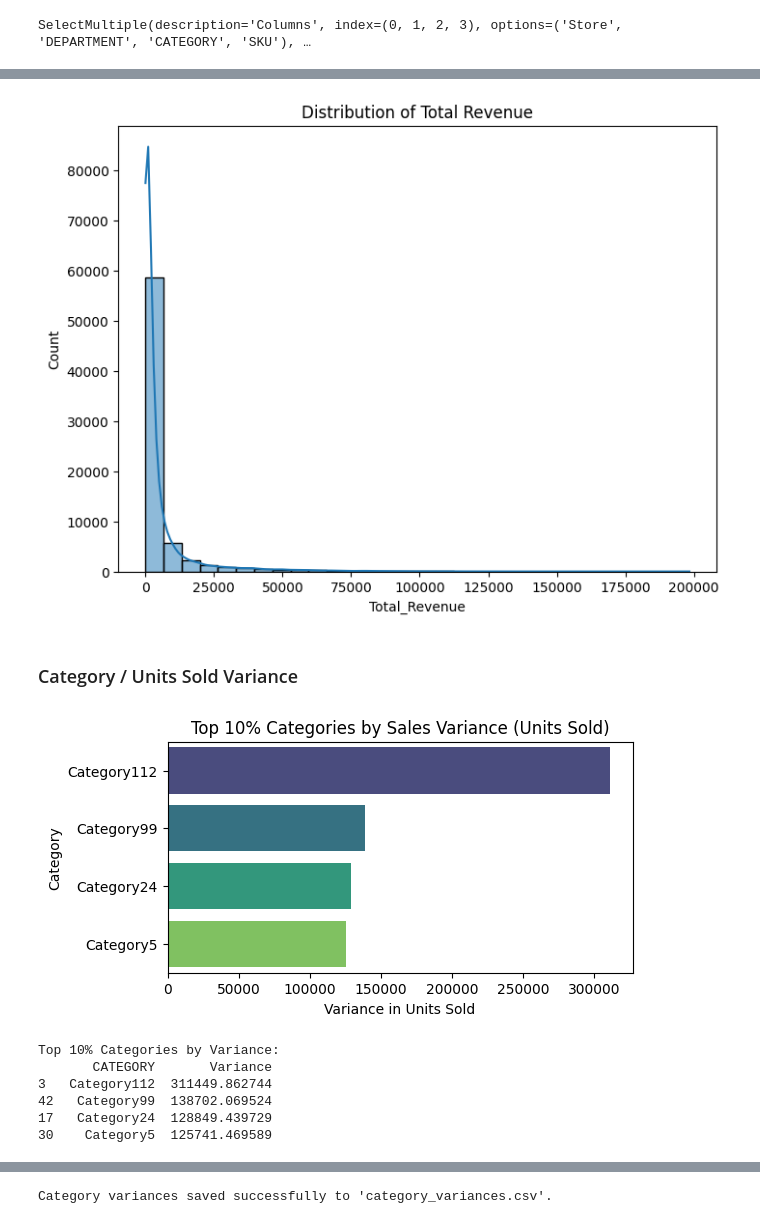
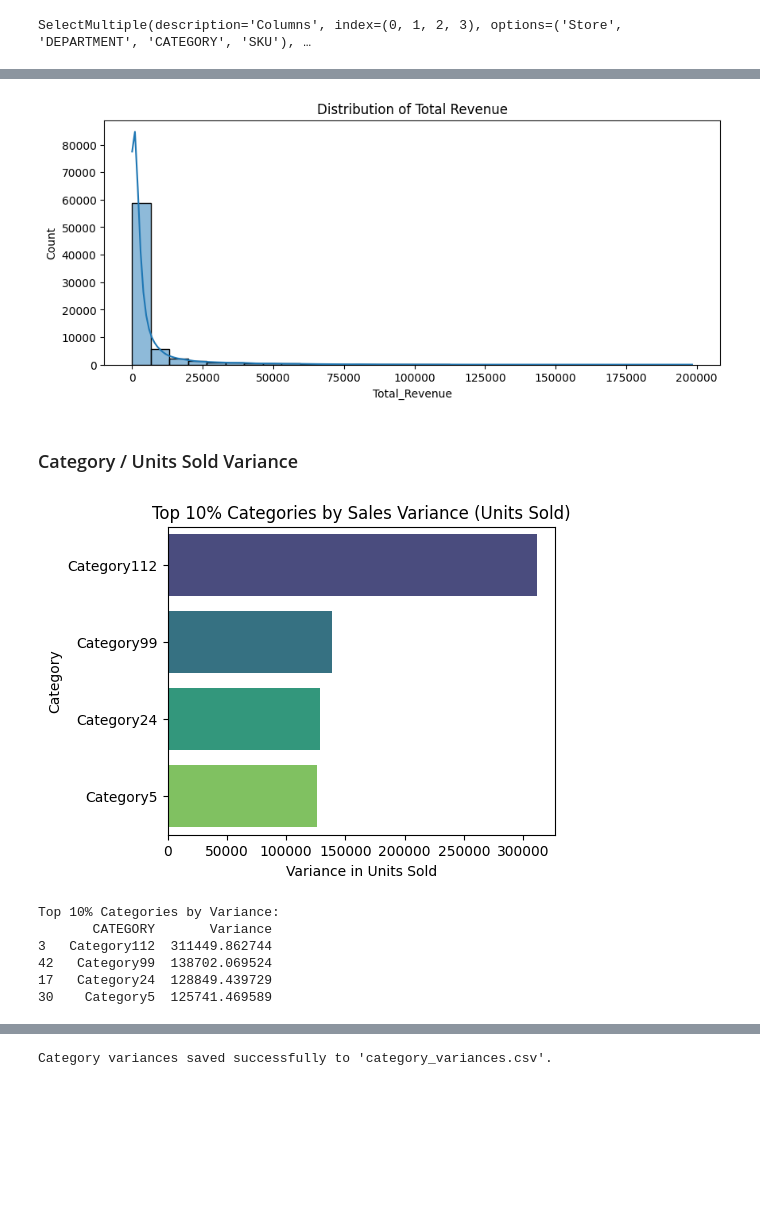
Before and after one commit to shubhi/deloitte-capstone-demand-forecasting, a Jupyter notebook: notebooks/data_analysis.ipynb, the cells around one changed output, grey strips where cells are left out. Cells and saved outputs as stored; diff of their text form; code cells hidden in the pictures; blank space fills up the shorter version.

```diff
--- a/notebooks/data_analysis.ipynb
+++ b/notebooks/data_analysis.ipynb
@@ -296,10 +305,10 @@ plt.show()
 # %%
-plt.figure(figsize=(8, 6))
+plt.figure(figsize=(10, 4))
 sns.histplot(df['Total_Revenue'], bins=30, kde=True)
 plt.title('Distribution of Total Revenue')
 plt.show()
 # %% [output]
-[figure, old version]
+[figure, new version]
 # %% [markdown]
 ### Category / Units Sold Variance
 # %%
@@ -312,7 +321,7 @@ top_25_percent_cutoff = int(0.25 * len(category_variances))
 top_10_percent_categories = category_variances.head(top_10_percent_cutoff)
 top_25_percent_categories = category_variances.head(top_25_percent_cutoff)
 # %%
-plt.figure(figsize=(6, 3))
+plt.figure(figsize=(5, 4))
 sns.barplot(x='Variance', y='CATEGORY', data=top_10_percent_categories, palette='viridis')
 plt.title('Top 10% Categories by Sales Variance (Units Sold)')
 plt.xlabel('Variance in Units Sold')
@@ -322,7 +331,7 @@ plt.show()
 print("Top 10% Categories by Variance:")
 print(top_10_percent_categories)
 # %% [output]
-[figure, old version]
+[figure, new version]
 Top 10% Categories by Variance:
        CATEGORY       Variance
 3   Category112  311449.862744
```
Also changed, not shown: parts of 20 cells of this notebook, 4 other files.
